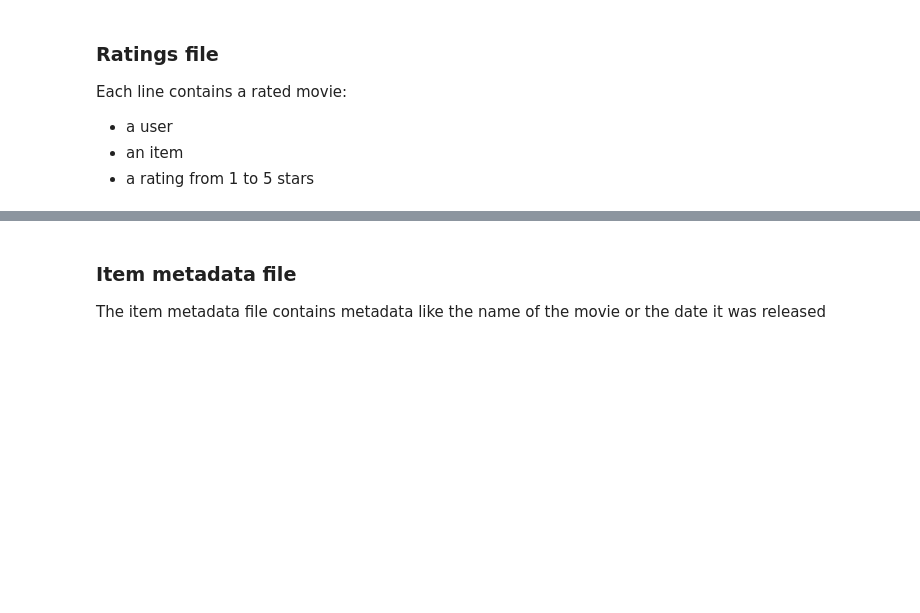
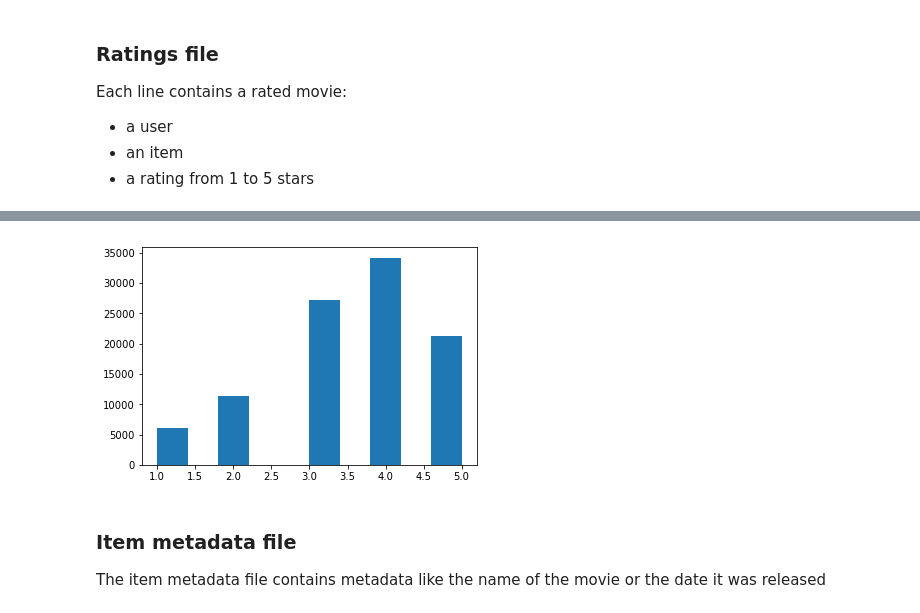
Before and after one commit to petermartigny/Deep-Learning, a Jupyter notebook: Labs/lab_2/Explicit_Feedback_Neural_Recommender_System.ipynb, the cells around one changed output, grey strips where cells are left out. Cells and saved outputs as stored; diff of their text form; code cells hidden in the pictures; blank space fills up the shorter version.

```diff
--- a/Labs/lab_2/Explicit_Feedback_Neural_Recommender_System.ipynb
+++ b/Labs/lab_2/Explicit_Feedback_Neural_Recommender_System.ipynb
@@ -43,3 +50,9 @@ all_ratings.head()
+# %%
+import matplotlib.pyplot as plt
+plt.hist(all_ratings.rating)
+plt.show()
+# %% [output]
+[figure, added]
 # %% [markdown]
 ### Item metadata file
 
```
Also changed, not shown: parts of 44 cells of this notebook, 35 other files.
